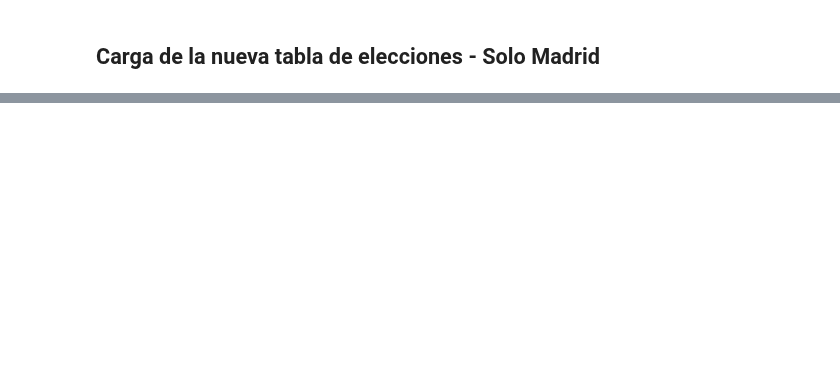
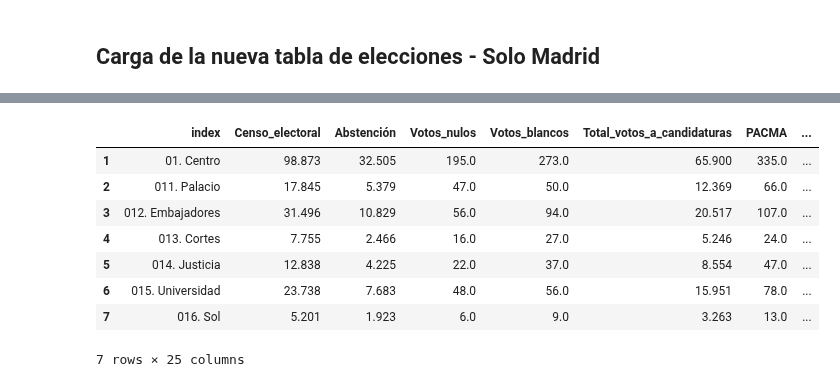
Before and after one commit to InmaLatorre/G3_ProyectoPython, a Jupyter notebook: MAIN.ipynb, the cells around one changed output, grey strips where cells are left out. Cells and saved outputs as stored; diff of their text form; code cells hidden in the pictures; blank space fills up the shorter version.

```diff
--- a/MAIN.ipynb
+++ b/MAIN.ipynb
@@ -18,10 +18,3 @@ municipios.Nombre_de_Municipio = municipios.Nombre_de_Municipio.apply(lambda i:
 municipios.Código_de_Provincia = [str(i) for i in municipios.Código_de_Provincia]
 # %% [markdown]
 ## Carga de la nueva tabla de elecciones - Solo Madrid
-# %%
-import pandas as pd
-
-municipios = pd.read_excel('../Tablas_elecciones_barrio/01_centro.xls', sep=";", encoding="ISO-8859-1")
-municipios.columns = [i.strip().replace(' ','_') for i in municipios.columns]
-# municipios.set_index(pd.Index(list(range(0,len(municipios)))))
-# municipios.head(15)
@@ -52,0 +71,16 @@ municipios.head(10)
+# %%
+# municipios.index[0]
+municipios.reset_index(level=0, inplace=True)
+municipios.rename(columns={'index': 'Barrio'})
+municipios.drop(0, inplace=True)
+municipios
+# %% [output]
+|  | index | Censo_electoral | Abstención | Votos_nulos | Votos_blancos | Total_votos_a_candidaturas | PACMA | ... |
+| 1 | 01. Centro | 98.873 | 32.505 | 195.0 | 273.0 | 65.900 | 335.0 | ... |
+| 2 | 011. Palacio | 17.845 | 5.379 | 47.0 | 50.0 | 12.369 | 66.0 | ... |
+| 3 | 012. Embajadores | 31.496 | 10.829 | 56.0 | 94.0 | 20.517 | 107.0 | ... |
+| 4 | 013. Cortes | 7.755 | 2.466 | 16.0 | 27.0 | 5.246 | 24.0 | ... |
+| 5 | 014. Justicia | 12.838 | 4.225 | 22.0 | 37.0 | 8.554 | 47.0 | ... |
+| 6 | 015. Universidad | 23.738 | 7.683 | 48.0 | 56.0 | 15.951 | 78.0 | ... |
+| 7 | 016. Sol | 5.201 | 1.923 | 6.0 | 9.0 | 3.263 | 13.0 | ... |
+7 rows × 25 columns
```
Also changed, not shown: parts of 4 cells of this notebook.
